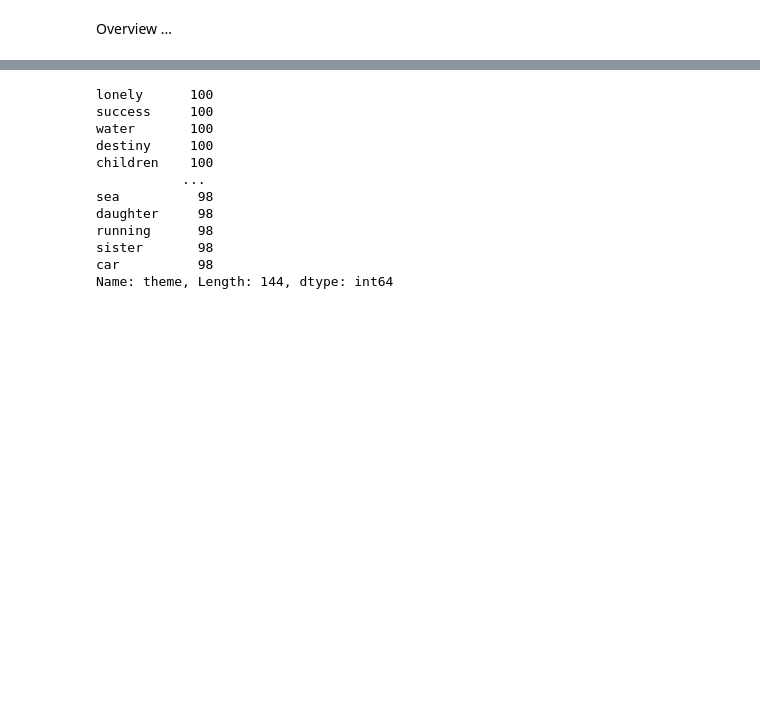
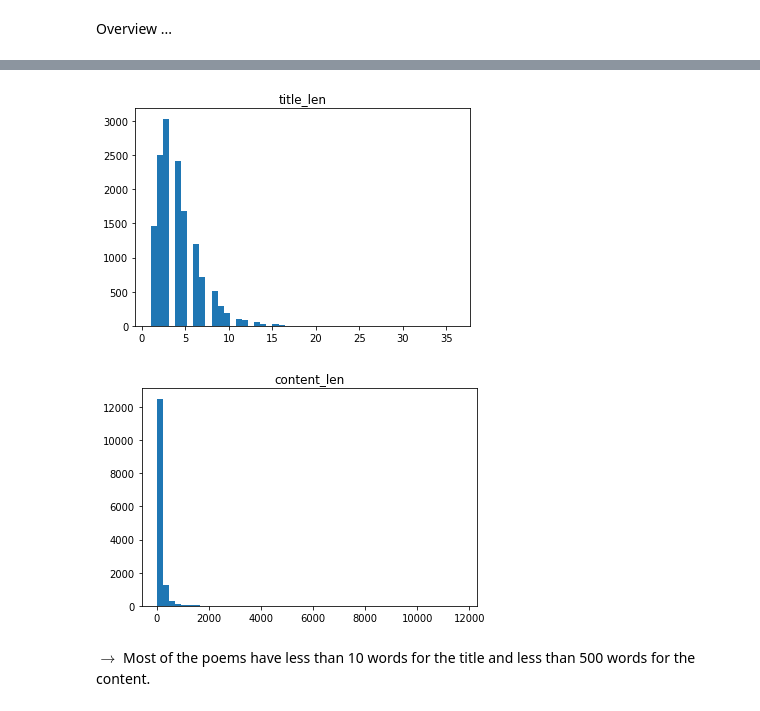
Before and after one commit to remi-vidal/NLP-ensae, a Jupyter notebook: notebook_nlp.ipynb, the cells around one changed output, grey strips where cells are left out. Saved outputs shown, nothing was run; the diff lists cells and outputs as text; code cells hidden in the pictures; blank space fills up the shorter version.

```diff
--- a/notebook_nlp.ipynb
+++ b/notebook_nlp.ipynb
@@ -38,15 +196,11 @@ df
-# %%
-df['theme'].value_counts()
-# %% [output]
-lonely      100
-success     100
-water       100
-destiny     100
-children    100
-           ...
-sea          98
-daughter     98
-running      98
-sister       98
-car          98
-Name: theme, Length: 144, dtype: int64
+# %%
+for col in ['title_len', 'content_len']:
+    plt.figure()
+    plt.title(col)
+    plt.hist(df[col], bins = 50)
+    plt.plot()
+# %% [output]
+[figure, added]
+[figure, added]
+# %% [markdown]
+$\longrightarrow$ Most of the poems have less than 10 words for the title and less than 500 words for the content.
```
Also changed, not shown: parts of 28 cells of this notebook.
